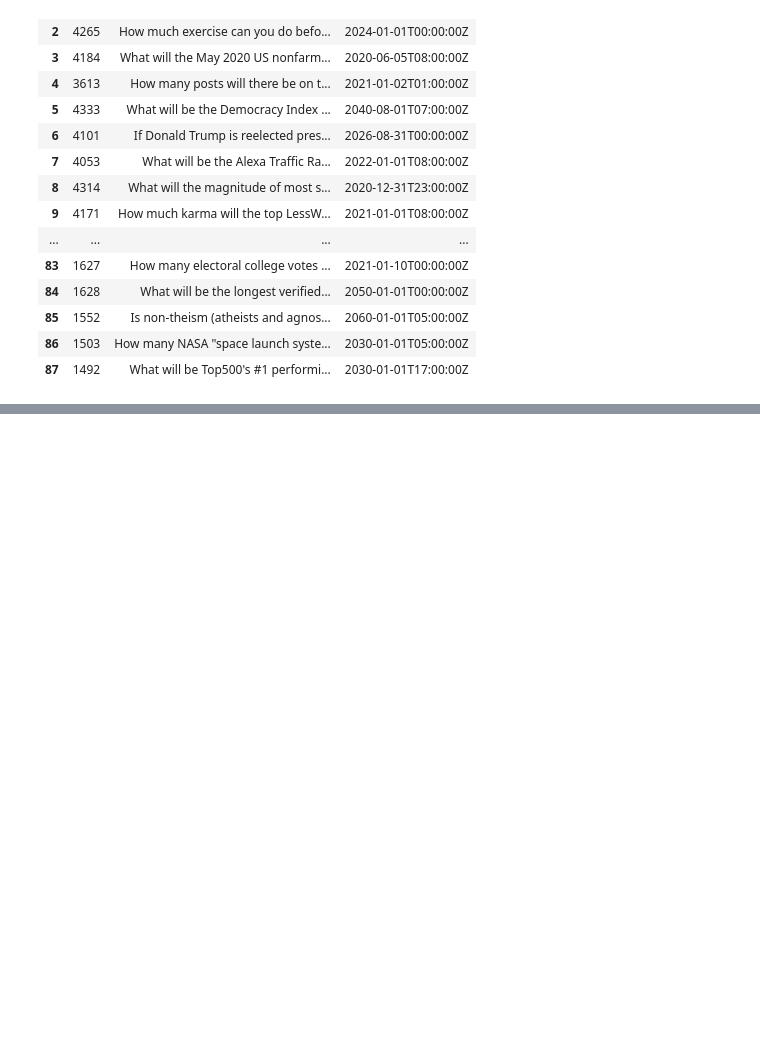
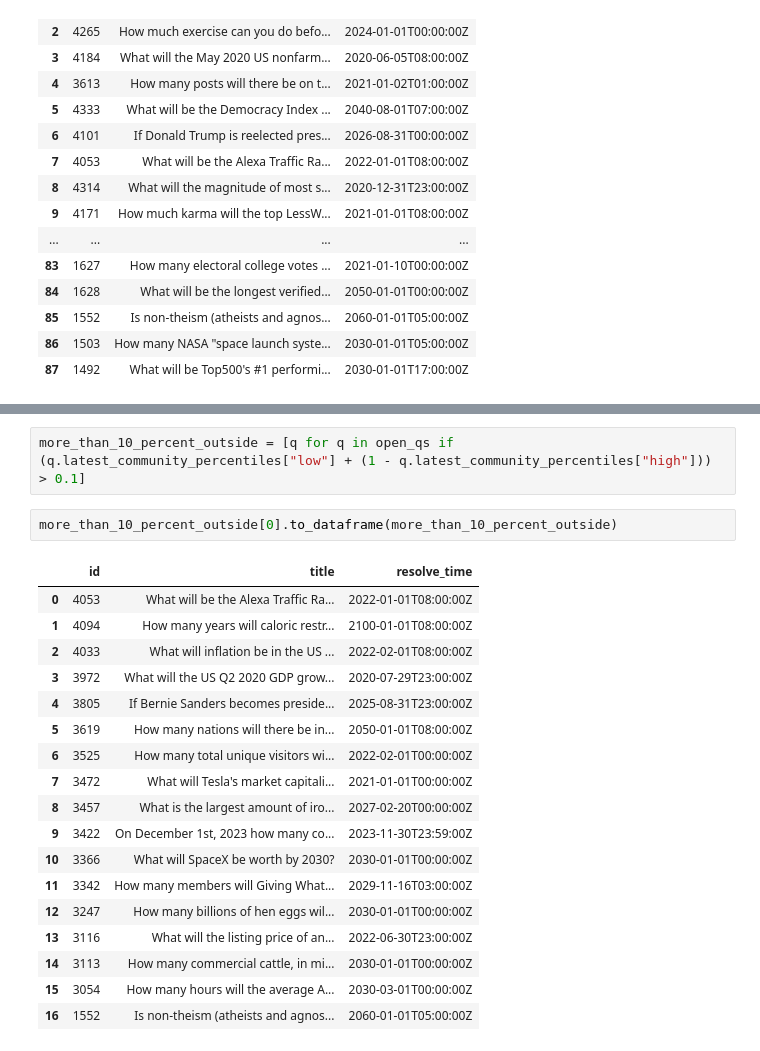
Before and after one commit to oughtinc/ergo, a Jupyter notebook: notebooks/find-linear-questions.ipynb, the cells around one changed output, grey strips where cells are left out. Saved outputs shown, nothing was run; the diff lists cells and outputs as text; blank space fills up the shorter version.

Commit message:
List linear qs with > 10, >20% of p outside the interval

```diff
--- a/notebooks/find-linear-questions.ipynb
+++ b/notebooks/find-linear-questions.ipynb
@@ -59,0 +70,23 @@ open_qs[0].to_dataframe(open_qs)
+# %%
+more_than_10_percent_outside = [q for q in open_qs if (q.latest_community_percentiles["low"] + (1 - q.latest_community_percentiles["high"])) > 0.1]
+# %%
+more_than_10_percent_outside[0].to_dataframe(more_than_10_percent_outside)
+# %% [output]
+|  | id | title | resolve_time |
+| 0 | 4053 | What will be the Alexa Traffic Ra... | 2022-01-01T08:00:00Z |
+| 1 | 4094 | How many years will caloric restr... | 2100-01-01T08:00:00Z |
+| 2 | 4033 | What will inflation be in the US ... | 2022-02-01T08:00:00Z |
+| 3 | 3972 | What will the US Q2 2020 GDP grow... | 2020-07-29T23:00:00Z |
+| 4 | 3805 | If Bernie Sanders becomes preside... | 2025-08-31T23:00:00Z |
+| 5 | 3619 | How many nations will there be in... | 2050-01-01T08:00:00Z |
+| 6 | 3525 | How many total unique visitors wi... | 2022-02-01T00:00:00Z |
+| 7 | 3472 | What will Tesla's market capitali... | 2021-01-01T00:00:00Z |
+| 8 | 3457 | What is the largest amount of iro... | 2027-02-20T00:00:00Z |
+| 9 | 3422 | On December 1st, 2023 how many co... | 2023-11-30T23:59:00Z |
+| 10 | 3366 | What will SpaceX be worth by 2030? | 2030-01-01T00:00:00Z |
+| 11 | 3342 | How many members will Giving What... | 2029-11-16T03:00:00Z |
+| 12 | 3247 | How many billions of hen eggs wil... | 2030-01-01T00:00:00Z |
+| 13 | 3116 | What will the listing price of an... | 2022-06-30T23:00:00Z |
+| 14 | 3113 | How many commercial cattle, in mi... | 2030-01-01T00:00:00Z |
+| 15 | 3054 | How many hours will the average A... | 2030-03-01T00:00:00Z |
+| 16 | 1552 | Is non-theism (atheists and agnos... | 2060-01-01T05:00:00Z |
```
Also changed, not shown: parts of 2 cells of this notebook.
